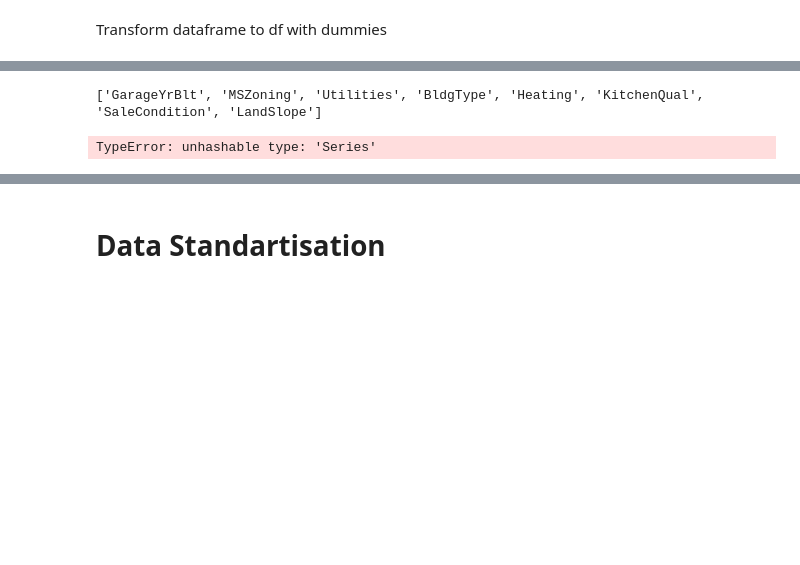
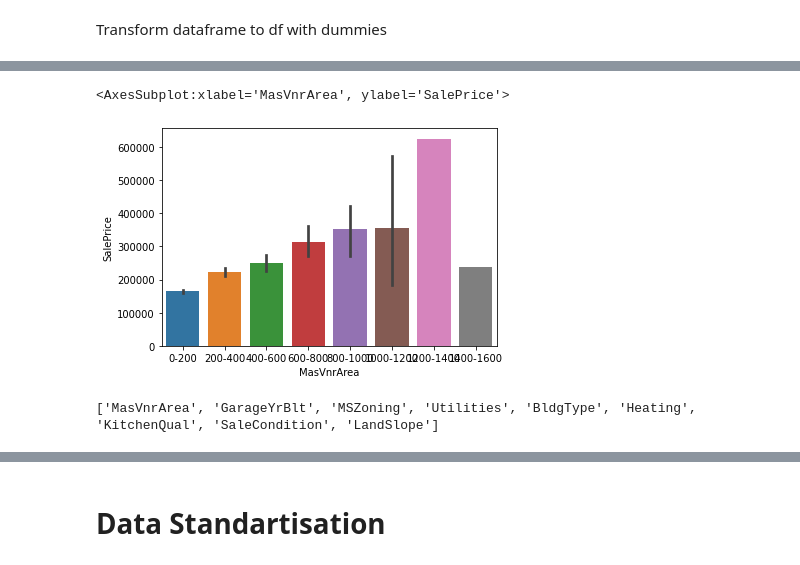
Before and after one commit to myredex/kaggle_house_price_prediction, a Jupyter notebook: kaggle-house-prices-basics.ipynb, the cells around one changed output, grey strips where cells are left out. Drawn from its saved outputs; the diff is of its cells as text; code cells hidden in the pictures; blank space fills up the shorter version.

```diff
--- a/kaggle-house-prices-basics.ipynb
+++ b/kaggle-house-prices-basics.ipynb
@@ -858,0 +856,10 @@ def get_dataframe_with_dummy_vars(df, list_of_columns):
+# %%
+# Define bins
+bins = np.linspace(min(train_df["MasVnrArea"]), max(train_df["MasVnrArea"]), 9)
+
+# Set group names
+g_names = ['0-200', '200-400', '400-600', '600-800', '800-1000', '1000-1200', '1200-1400', '1400-1600']
+
+train_df["MasVnrArea"] = pd.cut(train_df["MasVnrArea"], bins, labels=g_names, include_lowest=True )
+
+train_df["MasVnrArea"].value_counts()
@@ -859,11 +876,15 @@ def get_dataframe_with_dummy_vars(df, list_of_columns):
+# %%
+sns.barplot(x=train_df["MasVnrArea"], y=train_df["SalePrice"], data=train_df)
+# %% [output]
+<AxesSubplot:xlabel='MasVnrArea', ylabel='SalePrice'>
+[figure, added]
 # %%
 # Get list of columns that are 'object' data type
-list_of_cols =  list(train_df.select_dtypes(['object']).columns)
+list_of_cols =  list(train_df.select_dtypes(['object', 'category']).columns)
 print(list_of_cols)
 #Get df with dummies
 train_df_d = get_dataframe_with_dummy_vars(train_df, list_of_cols)
 # %% [output]
-['GarageYrBlt', 'MSZoning', 'Utilities', 'BldgType', 'Heating', 'KitchenQual', 'SaleCondition', 'LandSlope']
+['MasVnrArea', 'GarageYrBlt', 'MSZoning', 'Utilities', 'BldgType', 'Heating', 'KitchenQual', 'SaleCondition', 'LandSlope']
-TypeError: unhashable type: 'Series'
 # %%
 train_df_d.head().T
```
Also changed, not shown: parts of 19 cells of this notebook.
